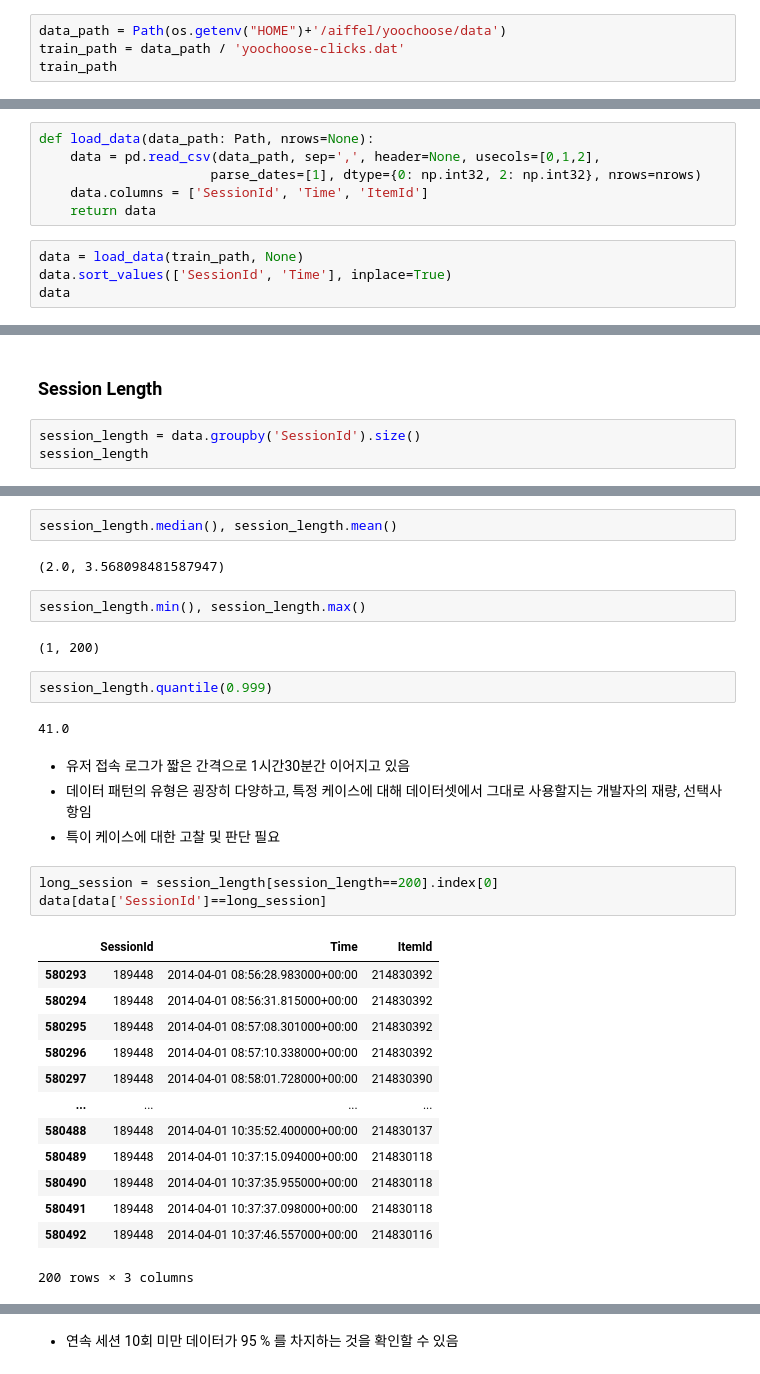
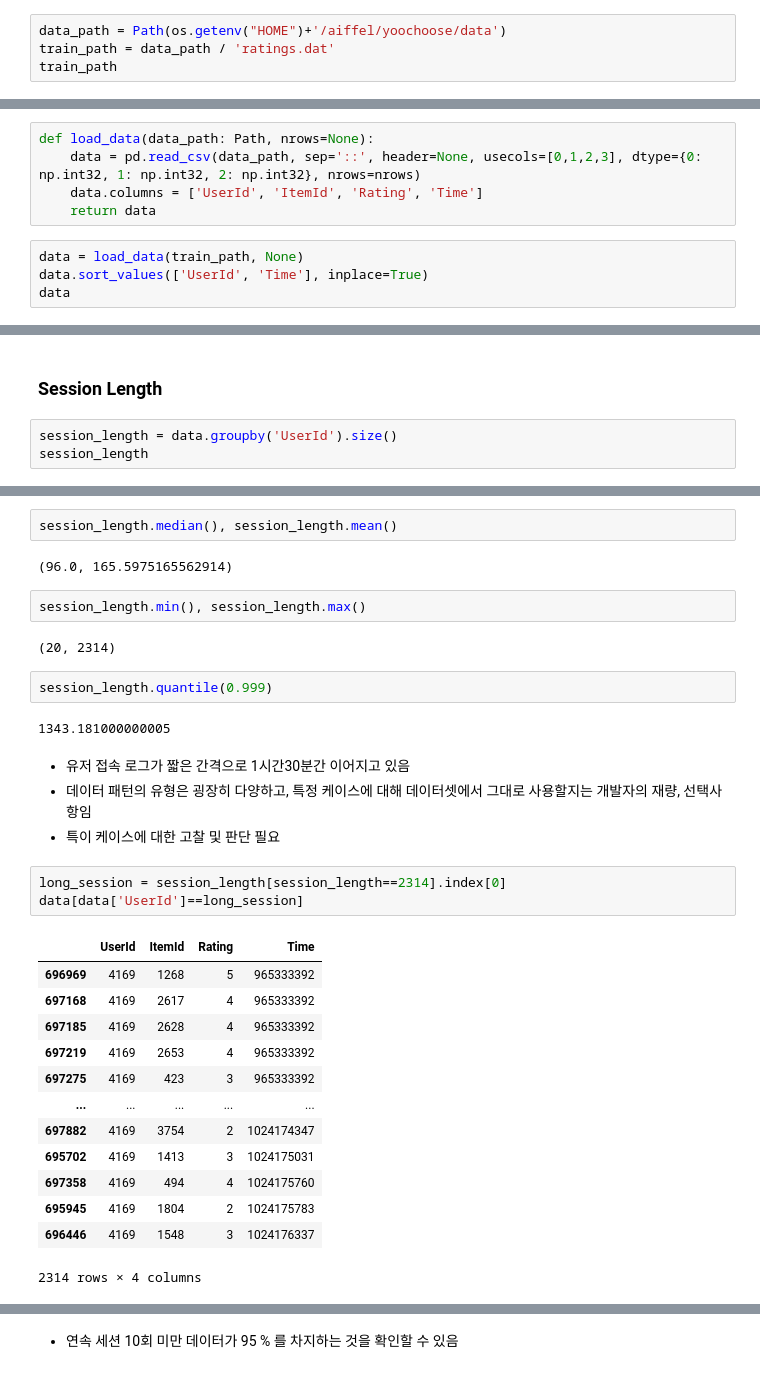
Before and after one commit to Caligo46/aiffel_lms, a Jupyter notebook: Expl_12_recsys_gru4rec-2.ipynb, the cells around one changed output, grey strips where cells are left out. Drawn from its saved outputs; the diff is of its cells as text.

```diff
--- a/Expl_12_recsys_gru4rec-2.ipynb
+++ b/Expl_12_recsys_gru4rec-2.ipynb
@@ -13,6 +13,6 @@ import warnings
 warnings.filterwarnings('ignore')
 # %%
 data_path = Path(os.getenv("HOME")+'/aiffel/yoochoose/data')
-train_path = data_path / 'yoochoose-clicks.dat'
+train_path = data_path / 'ratings.dat'
 train_path
 # %% [output]
@@ -20,11 +20,10 @@ PosixPath('/aiffel/aiffel/yoochoose/data/yoochoose-clicks.dat')
 # %%
 def load_data(data_path: Path, nrows=None):
-    data = pd.read_csv(data_path, sep=',', header=None, usecols=[0,1,2],
-                      parse_dates=[1], dtype={0: np.int32, 2: np.int32}, nrows=nrows)
-    data.columns = ['SessionId', 'Time', 'ItemId']
+    data = pd.read_csv(data_path, sep='::', header=None, usecols=[0,1,2,3], dtype={0: np.int32, 1: np.int32, 2: np.int32}, nrows=nrows)
+    data.columns = ['UserId', 'ItemId', 'Rating', 'Time']
     return data
 # %%
 data = load_data(train_path, None)
-data.sort_values(['SessionId', 'Time'], inplace=True)
+data.sort_values(['UserId', 'Time'], inplace=True)
 data
 # %% [output]
@@ -48,6 +47,6 @@ data['SessionId'].nunique(), data['ItemId'].nunique()
 # %% [markdown]
 ### Session Length
 # %%
-session_length = data.groupby('SessionId').size()
+session_length = data.groupby('UserId').size()
 session_length
 # %% [output]
@@ -67,36 +66,36 @@ Length: 9249729, dtype: int64
 # %%
 session_length.median(), session_length.mean()
 # %% [output]
-(2.0, 3.568098481587947)
+(96.0, 165.5975165562914)
 # %%
 session_length.min(), session_length.max()
 # %% [output]
-(1, 200)
+(20, 2314)
 # %%
 session_length.quantile(0.999)
 # %% [output]
-41.0
+1343.181000000005
 # %% [markdown]
 * 유저 접속 로그가 짧은 간격으로 1시간30분간 이어지고 있음
 * 데이터 패턴의 유형은 굉장히 다양하고, 특정 케이스에 대해 데이터셋에서 그대로 사용할지는 개발자의 재량, 선택사항임
 * 특이 케이스에 대한 고찰 및 판단 필요
 # %%
-long_session = session_length[session_length==200].index[0]
-data[data['SessionId']==long_session]
+long_session = session_length[session_length==2314].index[0]
+data[data['UserId']==long_session]
 # %% [output]
-|  | SessionId | Time | ItemId |
-| 580293 | 189448 | 2014-04-01 08:56:28.983000+00:00 | 214830392 |
-| 580294 | 189448 | 2014-04-01 08:56:31.815000+00:00 | 214830392 |
-| 580295 | 189448 | 2014-04-01 08:57:08.301000+00:00 | 214830392 |
-| 580296 | 189448 | 2014-04-01 08:57:10.338000+00:00 | 214830392 |
-| 580297 | 189448 | 2014-04-01 08:58:01.728000+00:00 | 214830390 |
-| ... | ... | ... | ... |
-| 580488 | 189448 | 2014-04-01 10:35:52.400000+00:00 | 214830137 |
-| 580489 | 189448 | 2014-04-01 10:37:15.094000+00:00 | 214830118 |
-| 580490 | 189448 | 2014-04-01 10:37:35.955000+00:00 | 214830118 |
-| 580491 | 189448 | 2014-04-01 10:37:37.098000+00:00 | 214830118 |
-| 580492 | 189448 | 2014-04-01 10:37:46.557000+00:00 | 214830116 |
+|  | UserId | ItemId | Rating | Time |
+| 696969 | 4169 | 1268 | 5 | 965333392 |
+| 697168 | 4169 | 2617 | 4 | 965333392 |
+| 697185 | 4169 | 2628 | 4 | 965333392 |
+| 697219 | 4169 | 2653 | 4 | 965333392 |
+| 697275 | 4169 | 423 | 3 | 965333392 |
+| ... | ... | ... | ... | ... |
+| 697882 | 4169 | 3754 | 2 | 1024174347 |
+| 695702 | 4169 | 1413 | 3 | 1024175031 |
+| 697358 | 4169 | 494 | 4 | 1024175760 |
+| 695945 | 4169 | 1804 | 2 | 1024175783 |
+| 696446 | 4169 | 1548 | 3 | 1024176337 |
-200 rows × 3 columns
+2314 rows × 4 columns
 # %%
 length_count = session_length.groupby(session_length).size()
 length_percent_cumsum = length_count.cumsum() / length_count.sum()
```
Also changed, not shown: parts of 6 cells of this notebook, 1 other file.
